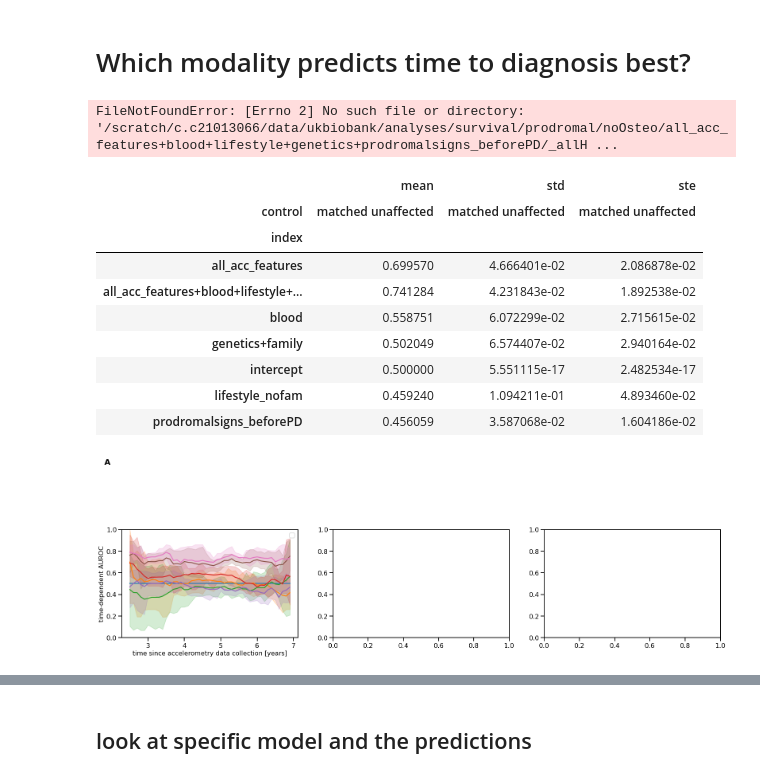
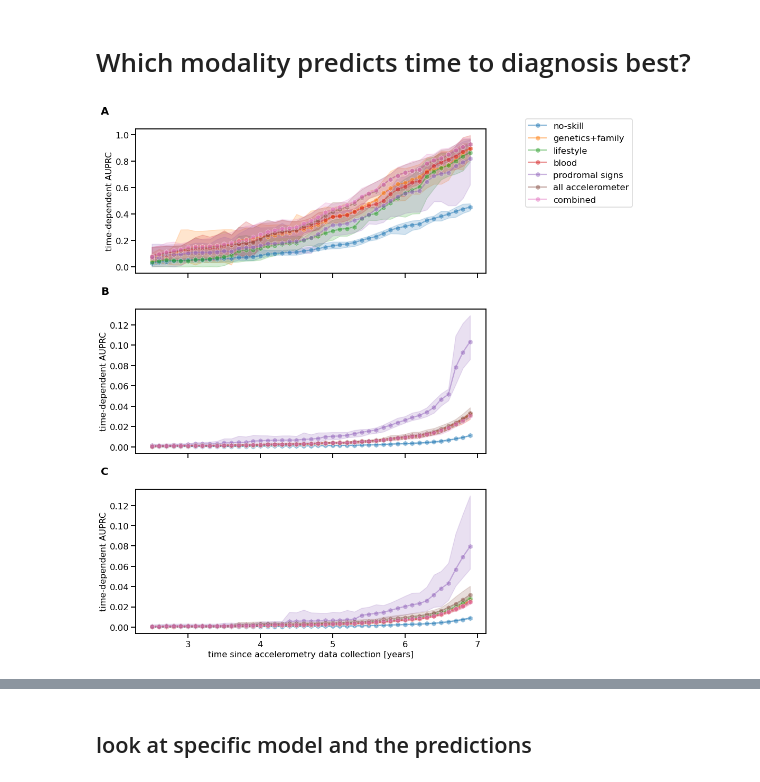
Before and after one commit to aschalkamp/UKBBprodromalPD, a Jupyter notebook: make_figures/Fig7_TimetoDiagnosis.ipynb, the cells around one changed output, grey strips where cells are left out. Cells and saved outputs as stored; diff of their text form; code cells hidden in the pictures.

```diff
--- a/make_figures/Fig7_TimetoDiagnosis.ipynb
+++ b/make_figures/Fig7_TimetoDiagnosis.ipynb
@@ -23,28 +24,30 @@ image_path = plots.set_dir()
 colors = plots.set_colors()
 data_path = '/scratch/c.c21013066/data/ukbiobank/analyses/survival/prodromal/noOsteo/'
 # %%
-fnames = ['intercept','genetics+family','lifestyle_nofam','blood','prodromalsigns_beforePD','all_acc_features',
-         'all_acc_features+blood+lifestyle+genetics+prodromalsigns_beforePD']
+fnames = ['intercept','genetics+family','lifestyle_nofam','blood','prodromalsigns_beforeacc','all_acc_features',
+         'all_acc_features+blood+lifestyle+genetics+prodromalsigns_beforeacc']
 names = ['no-skill','genetics+family','lifestyle','blood','prodromal signs','all accelerometer','combined']
-
+metric = 'auprc'
+models = ['diag_ProdHC','diag_ProdallHC','diag_ProdPopulationNoPD']
+control_names = ['matched unaffected','unaffected','population']
 aucss = []
 meanss = []
-mean = pd.DataFrame(index=fnames,columns=pd.MultiIndex.from_product([['population','unaffected','matched unaffected'],['mean','ste','std']],
+mean = pd.DataFrame(index=fnames,columns=pd.MultiIndex.from_product([control_names,['mean','ste','std']],
                                                                     names=['control group','statistic']))
-for diag,group in zip(['diag_ProdHC','diag_ProdallHC','diag_ProdPopulationNoPD'],['matched unaffected','unaffected','population']):
+for diag,group in zip(models,control_names):
     aucs = []
     means = pd.DataFrame(index=fnames)
     for fi,fname in enumerate(fnames):
         # for population based model
         if diag == 'diag_ProdPopulationNoPD':
-            cph_aucs = pd.read_csv(f'{data_path}/{fname}/{diag}_allHC/rsf_aucs_5cv.csv')
+            cph_aucs = pd.read_csv(f'{data_path}/{fname}/{diag}_allHC/rsf_{metric}s_5cv.csv')
             means['control'] = group
         elif diag == 'diag_ProdHC':
             # for HC as controls
-            cph_aucs = pd.read_csv(f'{data_path}{fname}/_matchedrsf_aucs_5cv.csv')
+            cph_aucs = pd.read_csv(f'{data_path}{fname}/_matchedrsf_{metric}s_5cv.csv')
             means['control'] = group
-        else:
-            ph_aucs = pd.read_csv(f'{data_path}{fname}/_allHCrsf_aucs_5cv.csv')
+        elif diag == 'diag_ProdallHC':
+            cph_aucs = pd.read_csv(f'{data_path}{fname}/_allHCrsf_{metric}s_5cv.csv')
             means['control'] = group
         auc = cph_aucs.iloc[:,2:].unstack().reset_index()
         auc['modality'] = fname
@@ -59,7 +62,5 @@ for diag,group in zip(['diag_ProdHC','diag_ProdallHC','diag_ProdPopulationNoPD']
     #means.to_csv(f'/scratch/c.c21013066/data/ukbiobank/analyses/survival/prodromal/noOsteo/means_{diag}.csv')
     aucs = pd.concat(aucs)
     aucss.append(aucs)
+    #means = means.reset_index().set_index(['index','control']).unstack().swaplevel(0,1,axis=1)
     meanss.append(means)
-#mean.to_csv(f'/scratch/c.c21013066/data/ukbiobank/analyses/survival/prodromal/noOsteo/means.csv')
-# %% [output]
-FileNotFoundError: [Errno 2] No such file or directory: '/scratch/c.c21013066/data/ukbiobank/analyses/survival/prodromal/noOsteo/all_acc_features+blood+lifestyle+genetics+prodromalsigns_beforePD/_allH ...
@@ -68,13 +66,0 @@ mean = pd.concat(meanss)
-# %%
-pd.pivot_table(mean.reset_index(),values=['mean','ste','std'],index='index',columns='control')
-# %% [output]
-|  | mean | std | ste |
-| control | matched unaffected | matched unaffected | matched unaffected |
-| index |  |  |  |
-| all_acc_features | 0.699570 | 4.666401e-02 | 2.086878e-02 |
-| all_acc_features+blood+lifestyle+... | 0.741284 | 4.231843e-02 | 1.892538e-02 |
-| blood | 0.558751 | 6.072299e-02 | 2.715615e-02 |
-| genetics+family | 0.502049 | 6.574407e-02 | 2.940164e-02 |
-| intercept | 0.500000 | 5.551115e-17 | 2.482534e-17 |
-| lifestyle_nofam | 0.459240 | 1.094211e-01 | 4.893460e-02 |
-| prodromalsigns_beforePD | 0.456059 | 3.587068e-02 | 1.604186e-02 |
@@ -81,26 +105,28 @@ pd.pivot_table(mean.reset_index(),values=['mean','ste','std'],index='index',colu
 # %%
-fig,axes = plt.subplots(ncols=3,figsize=(27,5))
+fig,axes = plt.subplots(ncols=1,nrows=3,figsize=(15,15),sharex=True)
 plots.plot_context()
 plotlabels = ['A','B','C']
 for ax,aucs,means,plotlabel in zip(axes.flatten(),aucss,meanss,plotlabels):
-    ax = sns.lineplot(x='level_0',y=0,data=aucs,ci=(100 - 0.05/len(names)),hue='modality',ax=ax)
-    ax.set_xlabel('time since accelerometry data collection [years]')
-    ax.set_ylabel('time-dependent AUROC')
-    ax.set_ylim([0,1])
-    ax.text(-0.1, 1.6,plotlabel, transform=ax.transAxes,
+    ax = sns.lineplot(x='level_0',y=0,data=aucs,hue='modality',ax=ax,alpha=0.5,ci=(100 - 0.05/len(names)),marker='h',markersize=10)
+    if plotlabel=='C':
+        ax.set_xlabel('time since accelerometry data collection [years]')
+    else:
+        ax.set_xlabel('')
+    ax.set_ylabel(f'time-dependent {metric.upper()}')
+    #ax.set_ylim([0,1])
+    ax.text(-0.1, 1.1,plotlabel, transform=ax.transAxes,
             size=20, weight='bold')
     labels = []
     for fi,fname in enumerate(fnames):
         mean = means.loc[fname,'mean']
         ste = means.loc[fname,'ste']
-        labels.append(f'{names[fi]}: {mean:.2f} ({ste:.2f})')
-    #if plotlabel=='C':
-    #    ax.set_ylim([0.5,1])
-    if plotlabel == 'C':
-        ax.legend(labels=labels,bbox_to_anchor=(0.8,1.6))
+        labels.append(f'{names[fi]}')#': {mean:.2f} ({ste:.2f})')
+    if plotlabel=='A':
+        ax.legend(labels=labels,bbox_to_anchor=(1.1,1.1))
     else:
-        ax.legend([],[])
-#plt.savefig(f'{image_path}/rsf_5cv_AUCtime_modalities_HCpop.pdf',bbox_inches='tight',dpi=300)
-#plt.savefig(f'{image_path}/rsf_5cv_AUCtime_modalities_HCpop.png',bbox_inches='tight',dpi=300)
+        ax.legend([],[],frameon=False)
+plt.tight_layout()
+plt.savefig(f'{image_path}/rsf_5cv_{metric.upper()}time_modalities_HCpop.pdf',bbox_inches='tight',dpi=300)
+plt.savefig(f'{image_path}/rsf_5cv_{metric.upper()}time_modalities_HCpop.png',bbox_inches='tight',dpi=300)
 # %% [output]
-[figure, old version]
+[figure, new version]
```
Also changed, not shown: parts of 20 cells of this notebook, 33 other files.
